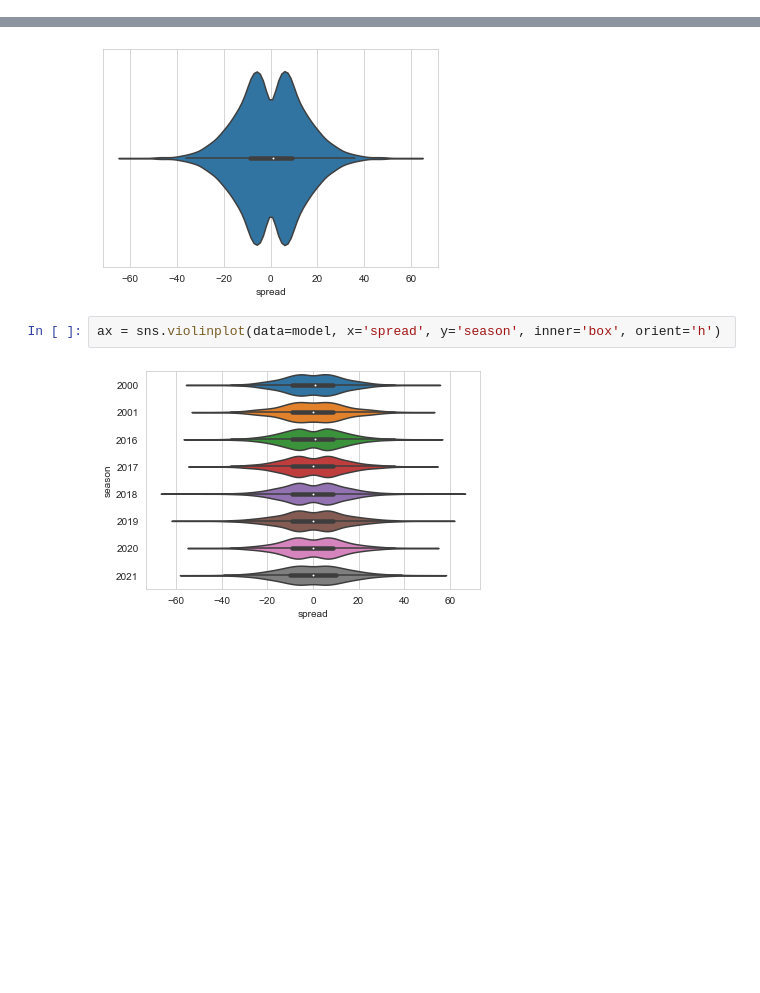
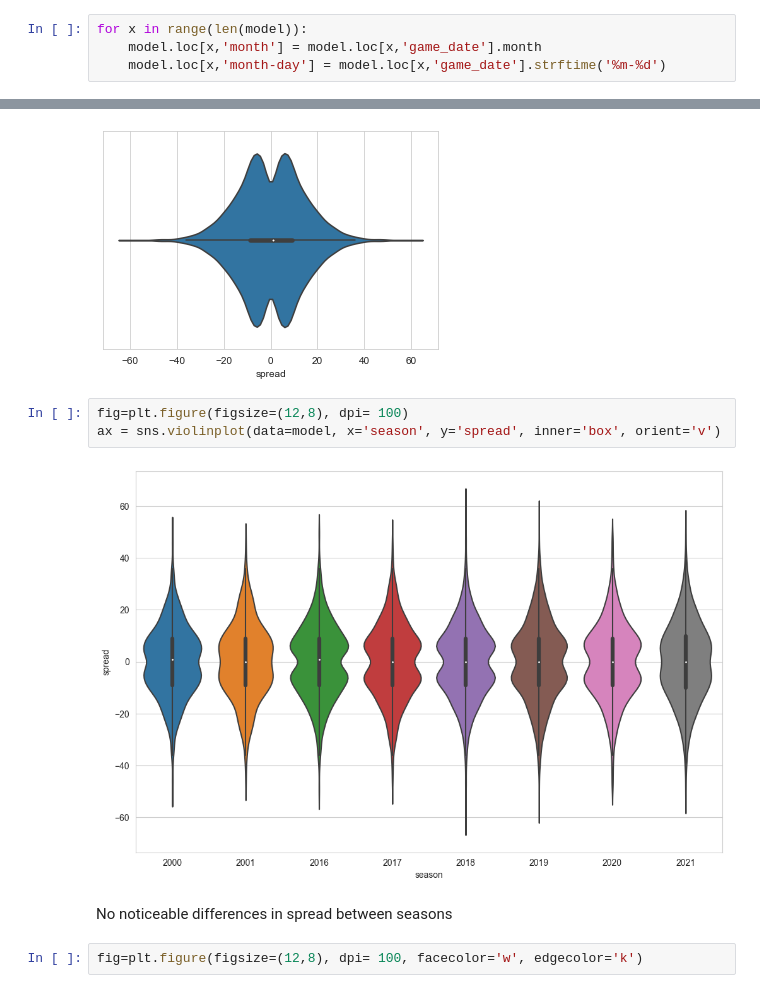
Before and after one commit to cwilbar04/gcp-end-to-end-nba-predictions, a Jupyter notebook: notebooks/EDA.ipynb, the cells around one changed output, grey strips where cells are left out. Cells and saved outputs as stored; diff of their text form; blank space fills up the shorter version.

```diff
--- a/notebooks/EDA.ipynb
+++ b/notebooks/EDA.ipynb
@@ -80 +84,5 @@ Index(['bench_plus_minus', 'efg_pct', 'ft_rate', 'game_date', 'game_key',
+# %%
+for x in range(len(model)):
+    model.loc[x,'month'] = model.loc[x,'game_date'].month
+    model.loc[x,'month-day'] = model.loc[x,'game_date'].strftime('%m-%d')
 # %%
@@ -93,6 +101,11 @@ ax = sns.violinplot(data=model_included, x='spread', inner='box', orient='h')
 # %% [output]
 [figure]
 # %%
-ax = sns.violinplot(data=model, x='spread', y='season', inner='box', orient='h')
+fig=plt.figure(figsize=(12,8), dpi= 100)
+ax = sns.violinplot(data=model, x='season', y='spread', inner='box', orient='v')
 # %% [output]
-[figure, old version]
+[figure, new version]
+# %% [markdown]
+No noticeable differences in spread between seasons
+# %%
+fig=plt.figure(figsize=(12,8), dpi= 100, facecolor='w', edgecolor='k')
```
Also changed, not shown: parts of 14 cells of this notebook, 2 other files.
